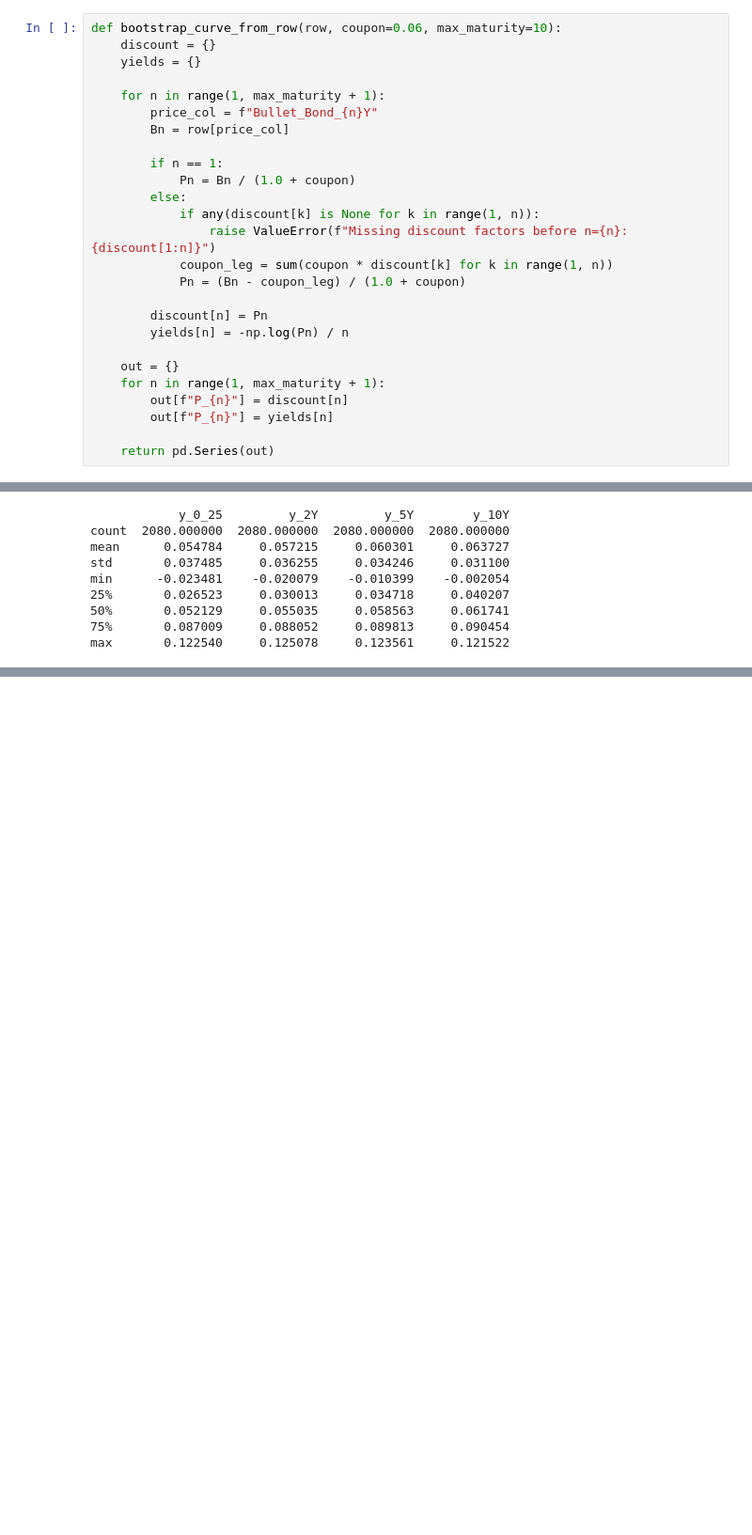
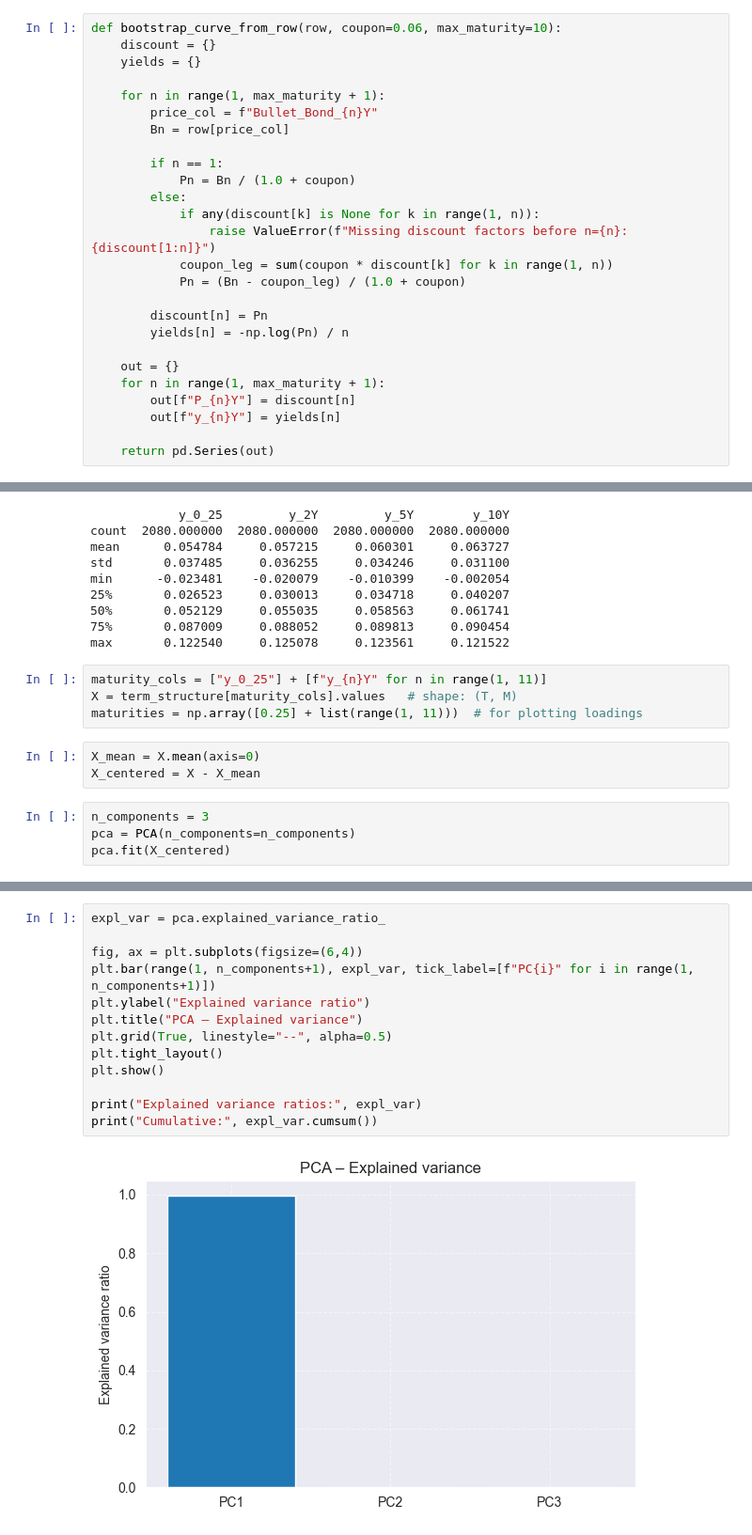
Before and after one commit to Madsnhr/FinEcon, a Jupyter notebook: Exam 2025/codeing/Solution.ipynb, the cells around one changed output, grey strips where cells are left out. Shown at 94% size. Saved outputs shown, nothing was run; the diff lists cells and outputs as text; blank space fills up the shorter version.

```diff
--- a/Exam 2025/codeing/Solution.ipynb
+++ b/Exam 2025/codeing/Solution.ipynb
@@ -63,8 +64,8 @@ def bootstrap_curve_from_row(row, coupon=0.06, max_maturity=10):
 
     out = {}
     for n in range(1, max_maturity + 1):
-        out[f"P_{n}"] = discount[n]
-        out[f"P_{n}"] = yields[n]
+        out[f"P_{n}Y"] = discount[n]
+        out[f"y_{n}Y"] = yields[n]
 
     return pd.Series(out)
 # %%
@@ -171,3 +177,14 @@ min      -0.023481    -0.020079    -0.010399    -0.002054
 50%       0.052129     0.055035     0.058563     0.061741
 75%       0.087009     0.088052     0.089813     0.090454
 max       0.122540     0.125078     0.123561     0.121522
+# %%
+maturity_cols = ["y_0_25"] + [f"y_{n}Y" for n in range(1, 11)]
+X = term_structure[maturity_cols].values   # shape: (T, M)
+maturities = np.array([0.25] + list(range(1, 11)))  # for plotting loadings
+# %%
+X_mean = X.mean(axis=0)
+X_centered = X - X_mean
+# %%
+n_components = 3
+pca = PCA(n_components=n_components)
+pca.fit(X_centered)
@@ -173,0 +193,15 @@ max       0.122540     0.125078     0.123561     0.121522
+# %%
+expl_var = pca.explained_variance_ratio_
+
+fig, ax = plt.subplots(figsize=(6,4))
+plt.bar(range(1, n_components+1), expl_var, tick_label=[f"PC{i}" for i in range(1, n_components+1)])
+plt.ylabel("Explained variance ratio")
+plt.title("PCA – Explained variance")
+plt.grid(True, linestyle="--", alpha=0.5)
+plt.tight_layout()
+plt.show()
+
+print("Explained variance ratios:", expl_var)
+print("Cumulative:", expl_var.cumsum())
+# %% [output]
+[figure, added]
```
Also changed, not shown: parts of 8 cells of this notebook.
